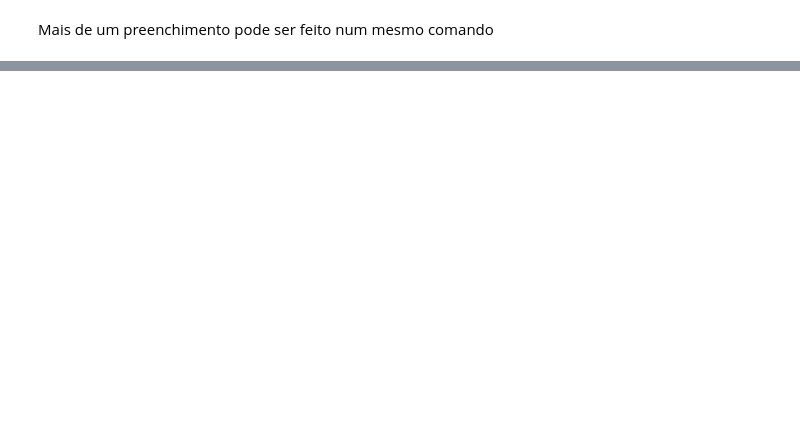
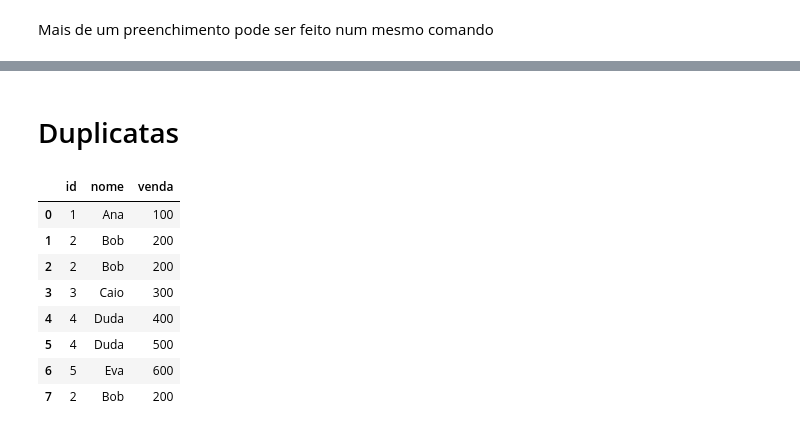
Before and after one commit to alexsandro-matias/pandas-2025, a Jupyter notebook: notebook.ipynb, the cells around one changed output, grey strips where cells are left out. Saved outputs shown, nothing was run; the diff lists cells and outputs as text; code cells hidden in the pictures; blank space fills up the shorter version.

Commit message:
Ensinando Pandas Ep 10 - DUPLICATAS

```diff
--- a/notebook.ipynb
+++ b/notebook.ipynb
@@ -959,0 +960,22 @@ clientes.fillna(medias)
+# %% [markdown]
+# Duplicatas
+# %%
+data = {
+    'id': [1, 2, 2, 3, 4, 4, 5, 2],
+    'nome': ['Ana', 'Bob', 'Bob', 'Caio', 'Duda', 'Duda', 'Eva', 'Bob'],
+    'venda': [100, 200, 200, 300, 400, 500, 600,200]
+}
+
+df = pd.DataFrame(data)
+# %%
+df
+# %% [output]
+|  | id | nome | venda |
+| 0 | 1 | Ana | 100 |
+| 1 | 2 | Bob | 200 |
+| 2 | 2 | Bob | 200 |
+| 3 | 3 | Caio | 300 |
+| 4 | 4 | Duda | 400 |
+| 5 | 4 | Duda | 500 |
+| 6 | 5 | Eva | 600 |
+| 7 | 2 | Bob | 200 |
```
Also changed, not shown: parts of 49 cells of this notebook, 1 other file.
